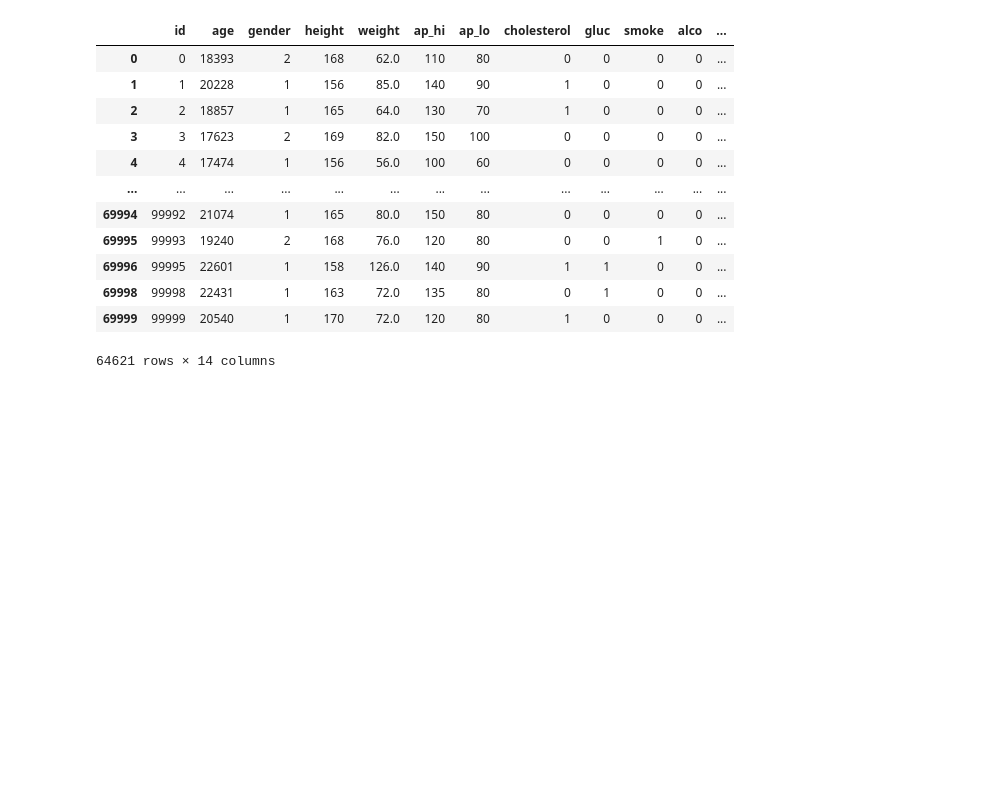
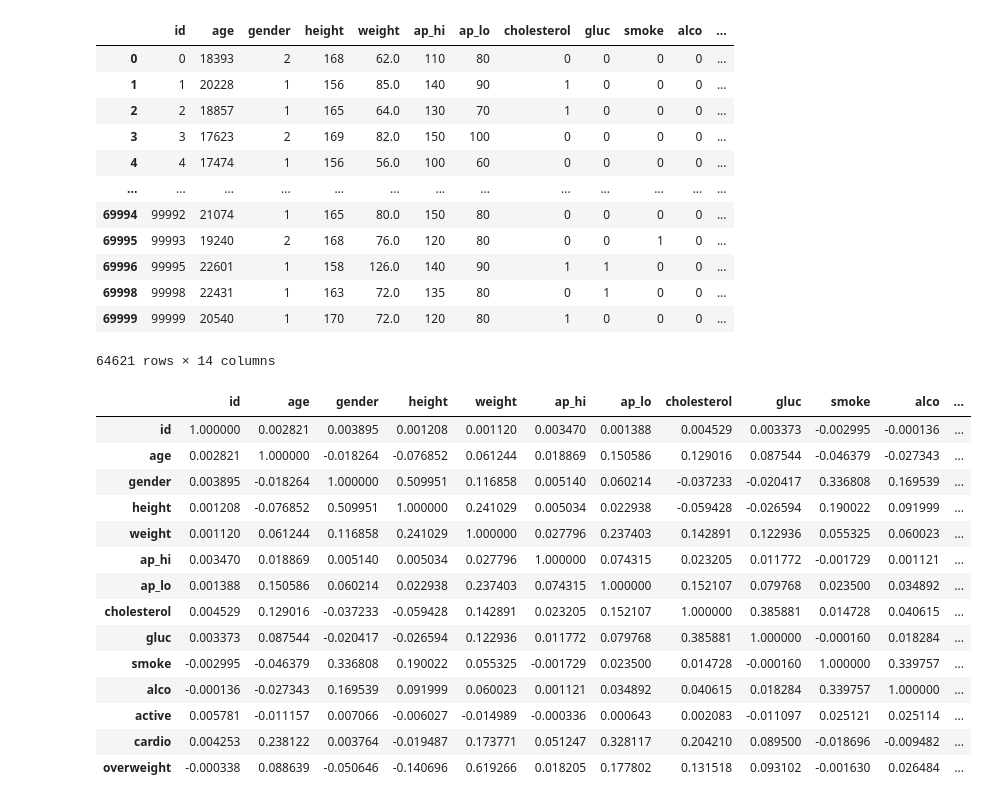
Before and after one commit to NicoWright/FreeCodeCamp, a Jupyter notebook: medical-data-visualizer/medical_data_visualizer.ipynb, the cells around one changed output. Cells and saved outputs as stored; diff of their text form; code cells hidden in the pictures; blank space fills up the shorter version.

```diff
--- a/medical-data-visualizer/medical_data_visualizer.ipynb
+++ b/medical-data-visualizer/medical_data_visualizer.ipynb
@@ -142,6 +145,23 @@ df_heat
 64621 rows × 14 columns
 # %%
 # Calculate the correlation matrix
-corr = None
+corr = df_heat.corr()
+corr
+# %% [output]
+|  | id | age | gender | height | weight | ap_hi | ap_lo | cholesterol | gluc | smoke | alco | ... |
+| id | 1.000000 | 0.002821 | 0.003895 | 0.001208 | 0.001120 | 0.003470 | 0.001388 | 0.004529 | 0.003373 | -0.002995 | -0.000136 | ... |
+| age | 0.002821 | 1.000000 | -0.018264 | -0.076852 | 0.061244 | 0.018869 | 0.150586 | 0.129016 | 0.087544 | -0.046379 | -0.027343 | ... |
+| gender | 0.003895 | -0.018264 | 1.000000 | 0.509951 | 0.116858 | 0.005140 | 0.060214 | -0.037233 | -0.020417 | 0.336808 | 0.169539 | ... |
+| height | 0.001208 | -0.076852 | 0.509951 | 1.000000 | 0.241029 | 0.005034 | 0.022938 | -0.059428 | -0.026594 | 0.190022 | 0.091999 | ... |
+| weight | 0.001120 | 0.061244 | 0.116858 | 0.241029 | 1.000000 | 0.027796 | 0.237403 | 0.142891 | 0.122936 | 0.055325 | 0.060023 | ... |
+| ap_hi | 0.003470 | 0.018869 | 0.005140 | 0.005034 | 0.027796 | 1.000000 | 0.074315 | 0.023205 | 0.011772 | -0.001729 | 0.001121 | ... |
+| ap_lo | 0.001388 | 0.150586 | 0.060214 | 0.022938 | 0.237403 | 0.074315 | 1.000000 | 0.152107 | 0.079768 | 0.023500 | 0.034892 | ... |
+| cholesterol | 0.004529 | 0.129016 | -0.037233 | -0.059428 | 0.142891 | 0.023205 | 0.152107 | 1.000000 | 0.385881 | 0.014728 | 0.040615 | ... |
+| gluc | 0.003373 | 0.087544 | -0.020417 | -0.026594 | 0.122936 | 0.011772 | 0.079768 | 0.385881 | 1.000000 | -0.000160 | 0.018284 | ... |
+| smoke | -0.002995 | -0.046379 | 0.336808 | 0.190022 | 0.055325 | -0.001729 | 0.023500 | 0.014728 | -0.000160 | 1.000000 | 0.339757 | ... |
+| alco | -0.000136 | -0.027343 | 0.169539 | 0.091999 | 0.060023 | 0.001121 | 0.034892 | 0.040615 | 0.018284 | 0.339757 | 1.000000 | ... |
+| active | 0.005781 | -0.011157 | 0.007066 | -0.006027 | -0.014989 | -0.000336 | 0.000643 | 0.002083 | -0.011097 | 0.025121 | 0.025114 | ... |
+| cardio | 0.004253 | 0.238122 | 0.003764 | -0.019487 | 0.173771 | 0.051247 | 0.328117 | 0.204210 | 0.089500 | -0.018696 | -0.009482 | ... |
+| overweight | -0.000338 | 0.088639 | -0.050646 | -0.140696 | 0.619266 | 0.018205 | 0.177802 | 0.131518 | 0.093102 | -0.001630 | 0.026484 | ... |
 # %%
 # Generate a mask for the upper triangle
```
Also changed, not shown: parts of 6 cells of this notebook, 1 other file.
